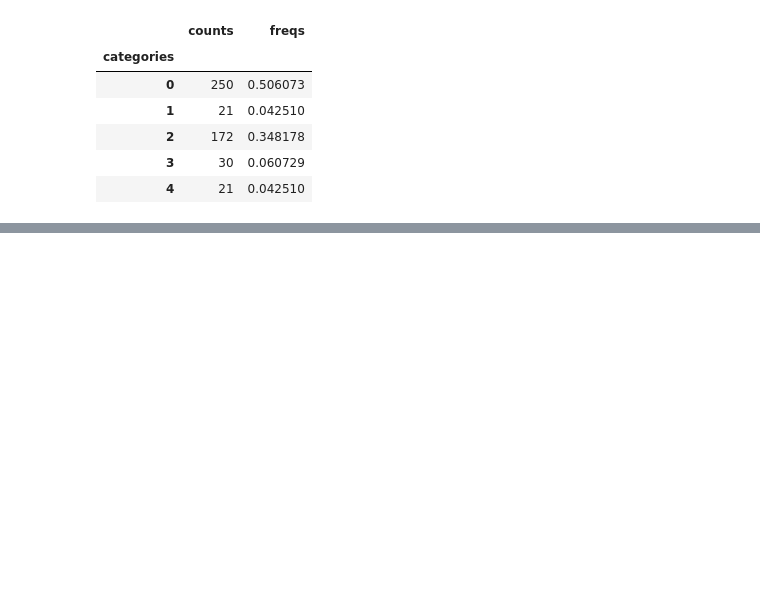
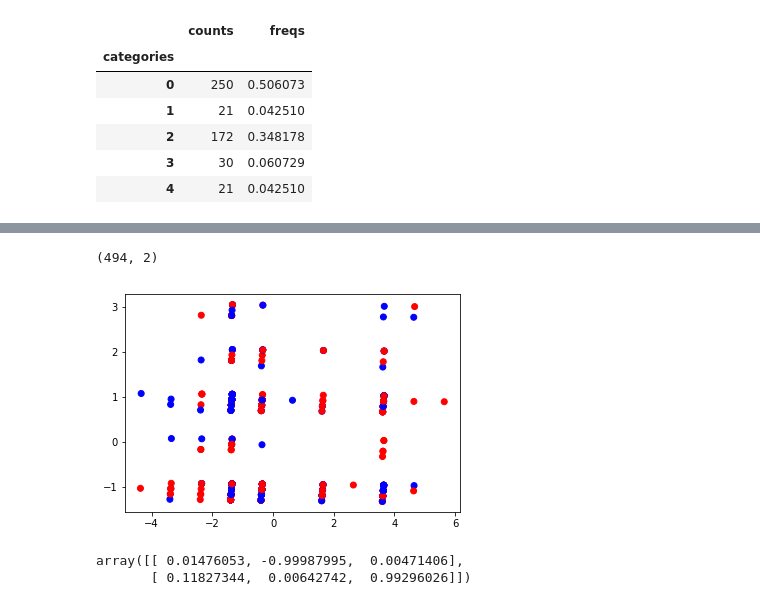
Before and after one commit to davidrey87/ejercicios_PyE, a Jupyter notebook: ejercicio 6/Dress.ipynb, the cells around one changed output, grey strips where cells are left out. Cells and saved outputs as stored; diff of their text form; code cells hidden in the pictures; blank space fills up the shorter version.

```diff
--- a/ejercicio 6/Dress.ipynb
+++ b/ejercicio 6/Dress.ipynb
@@ -194,4 +194,4 @@ price.describe()
 | 3 | 30 | 0.060729 |
 | 4 | 21 | 0.042510 |
 # %%
-new = dress[['Style', 'Season', 'SleeveLength','Price']].copy()
+datos = dress[['Style', 'Season', 'SleeveLength','Price']].copy()
@@ -218,0 +207,2 @@ new
+# %%
+target = datos.pop('Style')
@@ -218,0 +218,27 @@ new
+# %%
+
+%matplotlib inline
+from sklearn.decomposition import PCA
+from sklearn.cluster import DBSCAN
+
+pca = PCA(n_components=2)
+pData = pca.fit_transform(datos)
+print(pData.shape)
+# %% [output]
+(494, 2)
+# %%
+
+import matplotlib.pyplot as plt
+
+color = np.array(['red','blue'])
+
+data2 = pd.DataFrame(pData)
+plt.scatter(data2[0],data2[1], c=color)
+plt.show()
+# %% [output]
+[figure, added]
+# %%
+pca.components_
+# %% [output]
+array([[ 0.01476053, -0.99987995,  0.00471406],
+       [ 0.11827344,  0.00642742,  0.99296026]])
```
Also changed, not shown: parts of 8 cells of this notebook, 7 other files.
